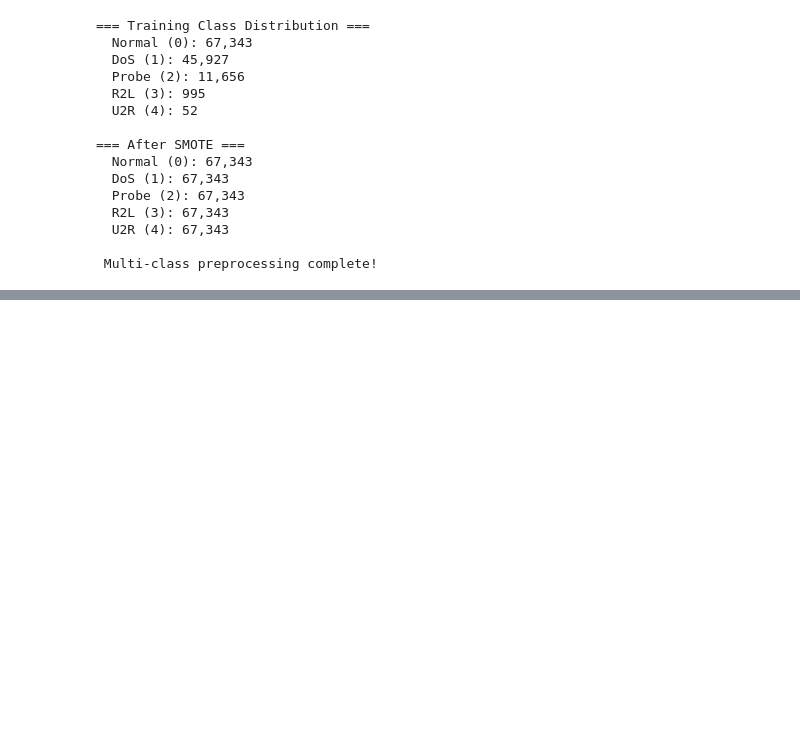
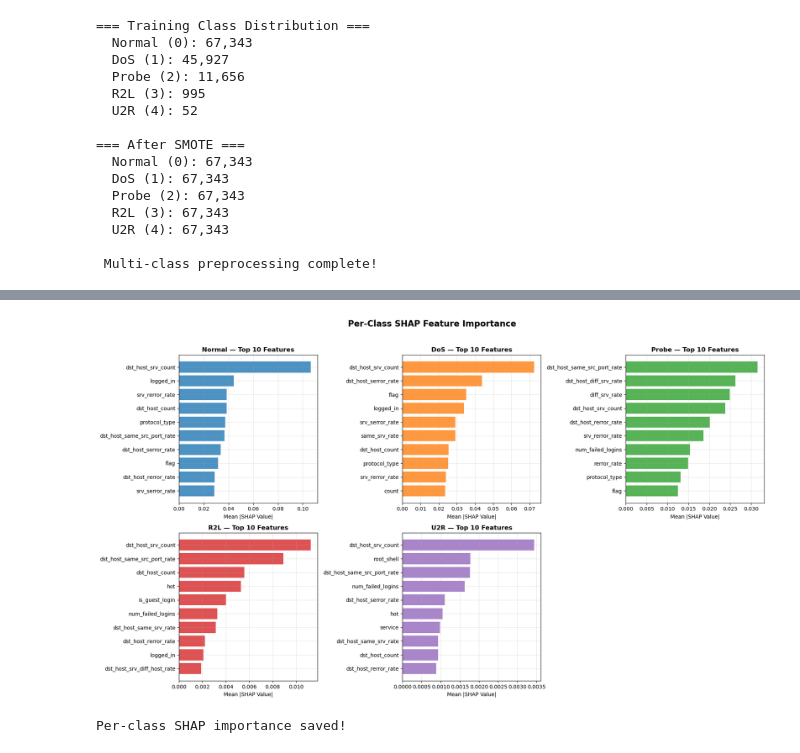
Before and after one commit to emmanuelakwasi/intrusionDetection, a Jupyter notebook: notebooks/exploration.ipynb, the cells around one changed output, grey strips where cells are left out. Saved outputs shown, nothing was run; the diff lists cells and outputs as text; code cells hidden in the pictures; blank space fills up the shorter version.

```diff
--- a/notebooks/exploration.ipynb
+++ b/notebooks/exploration.ipynb
@@ -364,0 +481,29 @@ DNN confusion matrix saved!
+# %%
+# --- Plot 2: Per Class SHAP Importance ---
+fig, axes = plt.subplots(2, 3, figsize=(18, 10))
+axes = axes.flatten()
+
+for i, cls in enumerate(class_names):
+    # Get top 10 features for this class
+    class_shap = shap_df[cls].nlargest(10)
+
+    axes[i].barh(class_shap.index, class_shap.values,
+                 color=plt.cm.tab10(i), alpha=0.8)
+    axes[i].set_title(f'{cls} — Top 10 Features',
+                      fontsize=12, fontweight='bold')
+    axes[i].set_xlabel('Mean |SHAP Value|')
+    axes[i].invert_yaxis()
+    axes[i].grid(True, alpha=0.3)
+
+# Hide the 6th subplot (we only have 5 classes)
+axes[5].set_visible(False)
+
+plt.suptitle('Per-Class SHAP Feature Importance',
+             fontsize=16, fontweight='bold', y=1.02)
+plt.tight_layout()
+plt.savefig("../results/shap_per_class.png", bbox_inches='tight')
+plt.show()
+print("Per-class SHAP importance saved!")
+# %% [output]
+[figure, added]
+Per-class SHAP importance saved!
```
Also changed, not shown: parts of 8 cells of this notebook, 4 other files.
